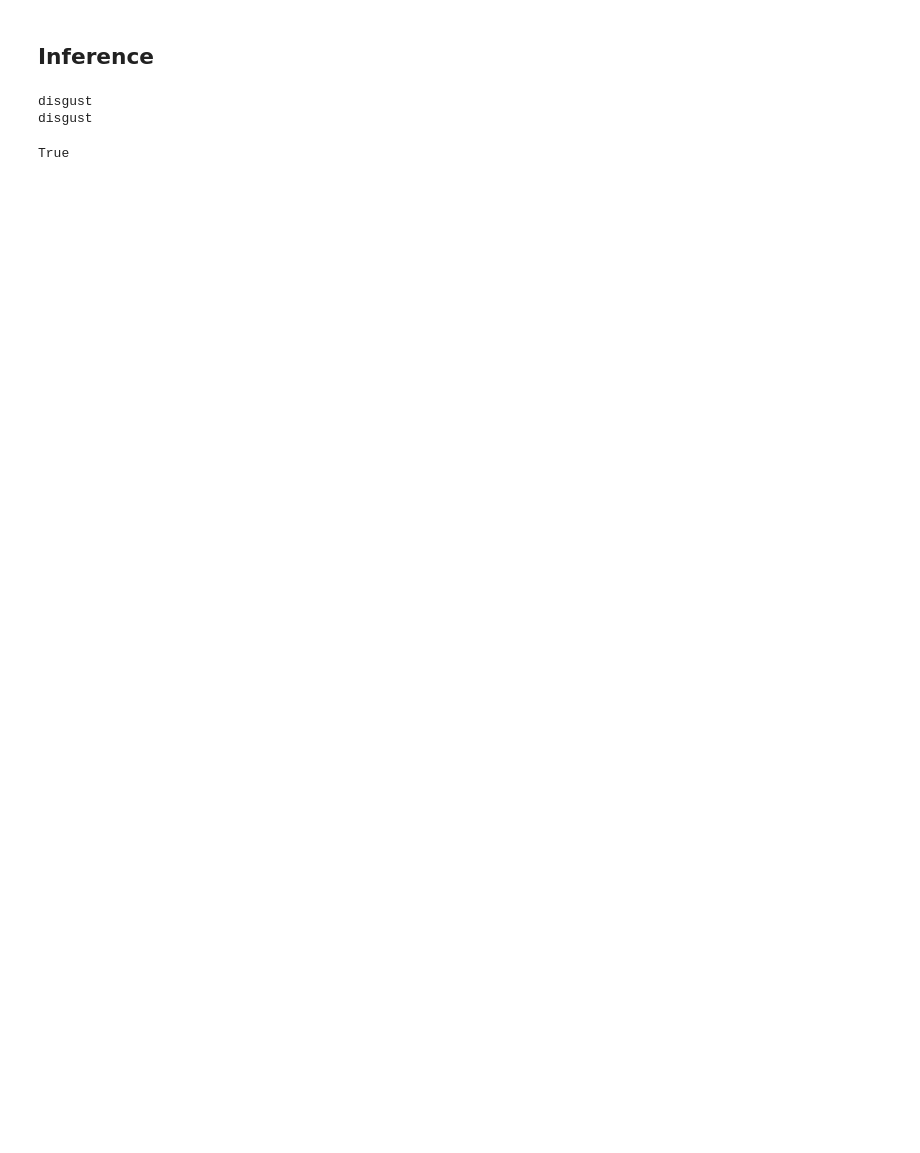
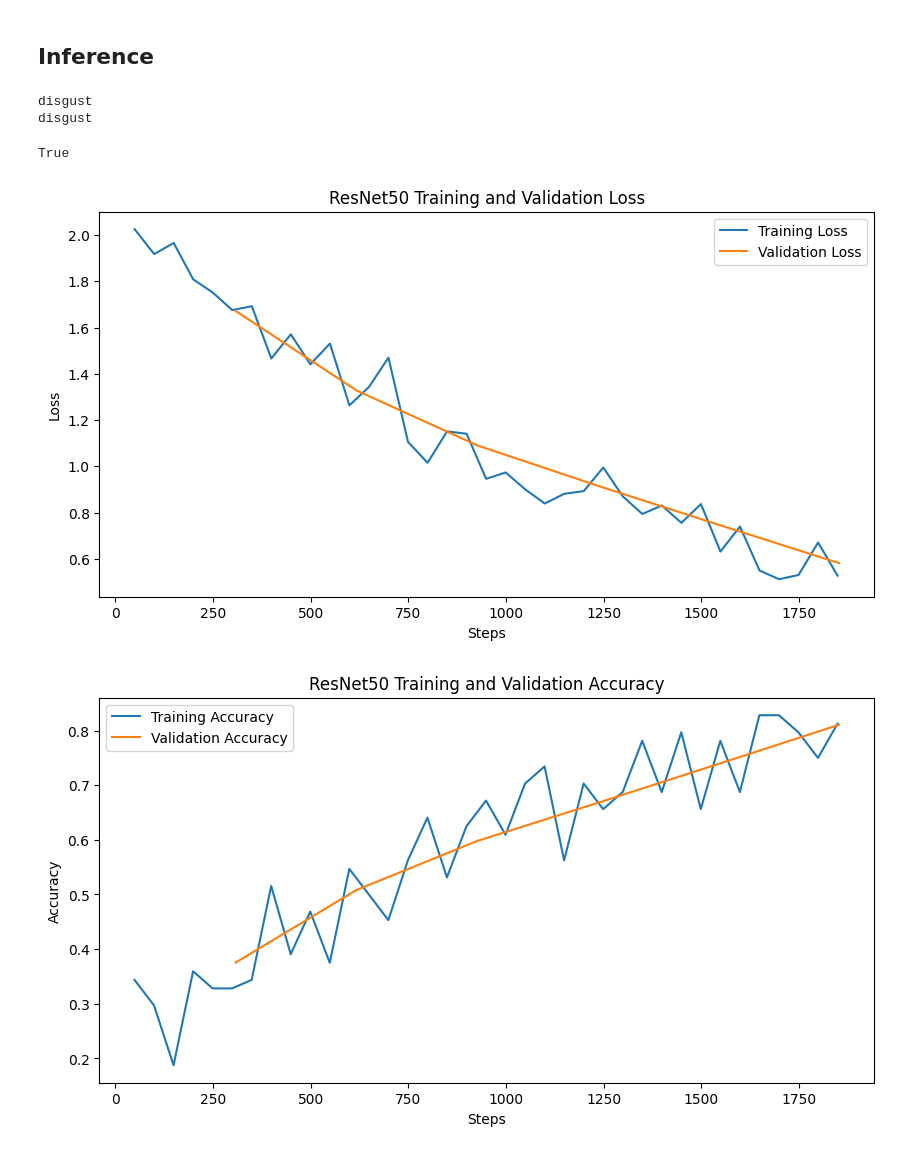
Before and after one commit to MekaelWasti/Final-Project, a Jupyter notebook: Backend/FinalProject.ipynb, the cells around one changed output. Saved outputs shown, nothing was run; the diff lists cells and outputs as text; code cells hidden in the pictures; blank space fills up the shorter version.

```diff
--- a/Backend/FinalProject.ipynb
+++ b/Backend/FinalProject.ipynb
@@ -0,0 +22,5 @@
+# %%
+from google.colab import drive
+drive.mount('/content/gdrive')
+# path = '/content/gdrive/My Drive/ML/final-project/AffectNet Dataset/'
+path = '/content/AffectNet Dataset'
@@ -311,0 +382,68 @@ True
+# %%
+from tensorboard.backend.event_processing.event_accumulator import EventAccumulator
+import matplotlib.pyplot as plt
+import numpy as np
+
+logdir = '/content/newlogs/resnet50/resnet50_logs/version_1'
+
+
+def visualizeMetrics(path, modelName):
+
+  event_acc = EventAccumulator(path)
+  event_acc.Reload()
+
+  # print(event_acc.Tags()['scalars'])
+
+  # Extracting scalar data
+
+  if modelName == "ResNet152":
+    train_loss = event_acc.Scalars('train_loss_step')
+    train_acc = event_acc.Scalars('train_acc_step')
+    val_loss = event_acc.Scalars('validation_loss')
+    val_acc = event_acc.Scalars('validation_acc')
+  else:
+    train_loss = event_acc.Scalars('train_loss')
+    train_acc = event_acc.Scalars('train_acc')
+    val_loss = event_acc.Scalars('val_loss')
+    val_acc = event_acc.Scalars('val_acc')
+
+  # Converting to numpy for plotting
+  train_loss_steps = np.array([s.step for s in train_loss])
+  train_loss_values = np.array([s.value for s in train_loss])
+  train_acc_steps = np.array([s.step for s in train_acc])
+  train_acc_values = np.array([s.value for s in train_acc])
+
+  val_loss_steps = np.array([s.step for s in val_loss])
+  val_loss_values = np.array([s.value for s in val_loss])
+  val_acc_steps = np.array([s.step for s in val_acc])
+  val_acc_values = np.array([s.value for s in val_acc])
+
+  # Plotting the training and validation loss
+  plt.figure(figsize=(10, 5))
+  plt.plot(train_loss_steps, train_loss_values, label='Training Loss')
+  plt.plot(val_loss_steps, val_loss_values, label='Validation Loss')
+  plt.xlabel('Steps')
+  plt.ylabel('Loss')
+  plt.title(modelName + ' Training and Validation Loss')
+  plt.legend()
+  plt.show()
+
+  # Plotting the training and validation accuracy
+  plt.figure(figsize=(10, 5))
+  plt.plot(train_acc_steps, train_acc_values, label='Training Accuracy')
+  plt.plot(val_acc_steps, val_acc_values, label='Validation Accuracy')
+  plt.xlabel('Steps')
+  plt.ylabel('Accuracy')
+  plt.title(modelName + ' Training and Validation Accuracy')
+  plt.legend()
+  plt.show()
+
+path = '/content/gdrive/MyDrive/ML/final-project/final_logs/resnet50/resnet50_logs/version_1'
+visualizeMetrics(path, "ResNet50")
+path = '/content/gdrive/MyDrive/ML/final-project/final_logs/resnet152/resnet152_logs/version_9'
+visualizeMetrics(path, "ResNet152")
+path = '/content/gdrive/MyDrive/ML/final-project/final_logs/vgg19/vgg19_logs/version_1'
+visualizeMetrics(path, "VGG19")
+# %% [output]
+[figure, added]
+[figure, added]
```
Also changed, not shown: parts of 28 cells of this notebook, 5 other files.
